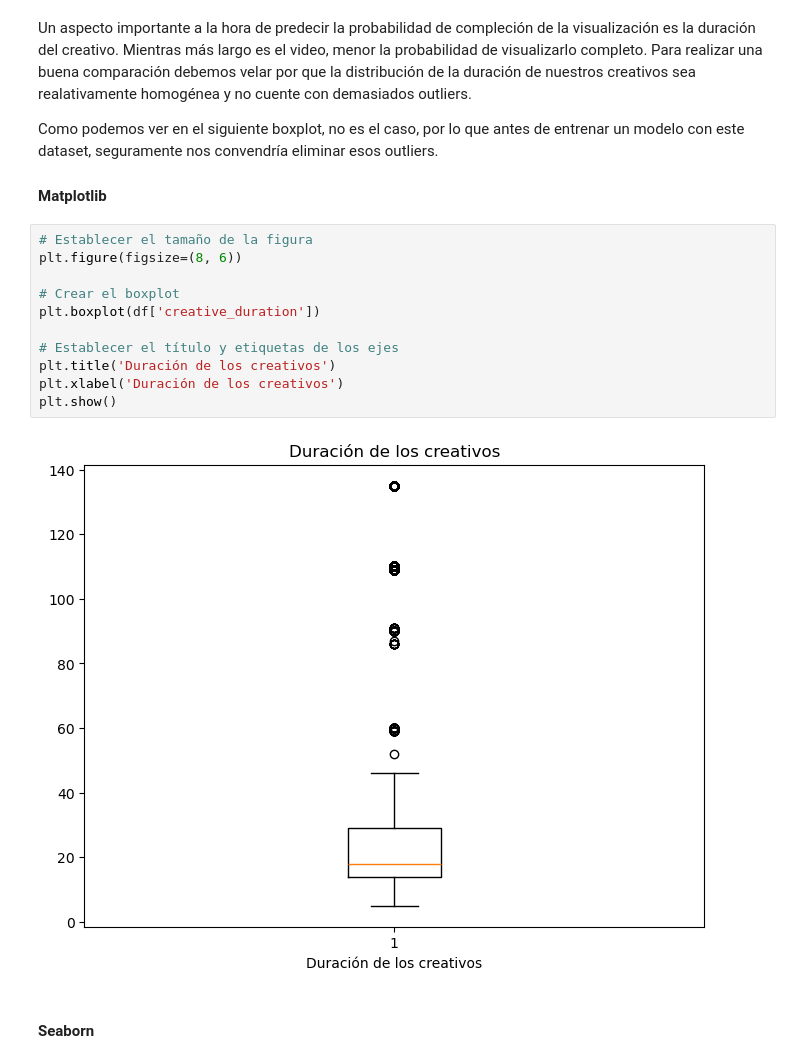
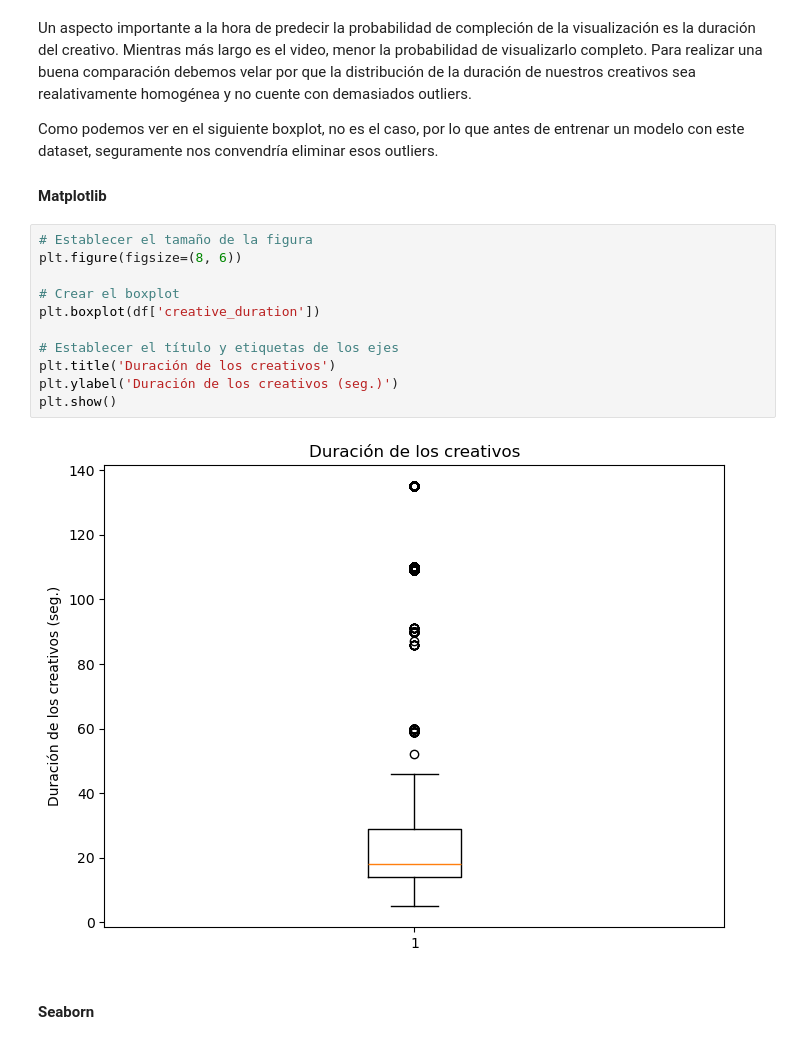
Before and after one commit to garcia-damian/Data-Science-Fundamentals, a Jupyter notebook: ProyectoDS_ParteI_García_Damián.ipynb, the cells around one changed output. Drawn from its saved outputs; the diff is of its cells as text.

Commit message:
Charts units fixed

```diff
--- a/ProyectoDS_ParteI_García_Damián.ipynb
+++ b/ProyectoDS_ParteI_García_Damián.ipynb
@@ -197,16 +197,16 @@ Como podemos ver en el siguiente boxplot, no es el caso, por lo que antes de ent
 # %%
 # Establecer el tamaño de la figura
 plt.figure(figsize=(8, 6))
 
 # Crear el boxplot
 plt.boxplot(df['creative_duration'])
 
 # Establecer el título y etiquetas de los ejes
 plt.title('Duración de los creativos')
-plt.xlabel('Duración de los creativos')
+plt.ylabel('Duración de los creativos (seg.)')
 plt.show()
 # %% [output]
-[figure, old version]
+[figure, new version]
 # %% [markdown]
 #### Seaborn
 # %%
```
Also changed, not shown: parts of 8 cells of this notebook.
